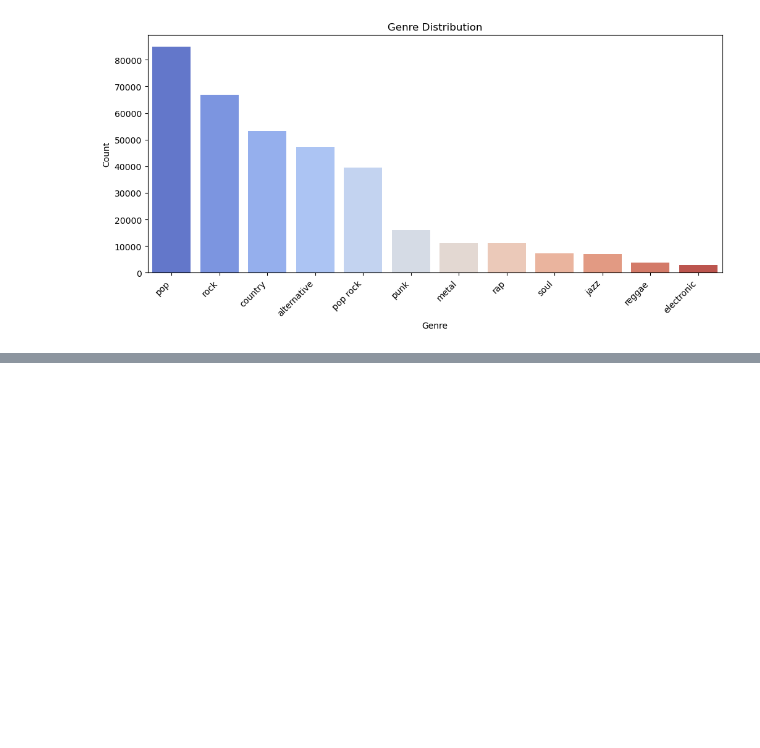
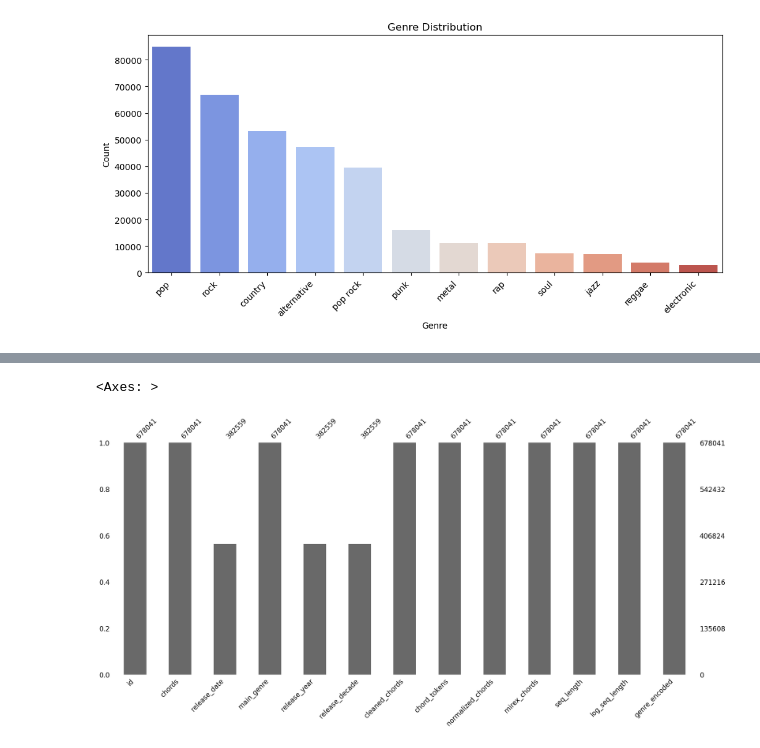
Before and after one commit to AtharvaBhalilkar/chord-gen-ai, a Jupyter notebook: notebooks/data_preprocessing.ipynb, the cells around one changed output, grey strips where cells are left out. Cells and saved outputs as stored; diff of their text form; code cells hidden in the pictures; blank space fills up the shorter version.

Commit message:
Udpdated data pre-processing.ipynb
- More data cleaning
- Encoded genres column
- Filled release_year and release_decade with it's median values for analysis and visualization purposes.

```diff
--- a/notebooks/data_preprocessing.ipynb
+++ b/notebooks/data_preprocessing.ipynb
@@ -427,0 +456,10 @@ plt.show()
+# %%
+if 'genres' in df.columns:
+    df = df.drop(columns=['genres'])
+# %%
+df['main_genre'] = df['main_genre'].fillna('Unknown')
+# %%
+genre_counts = df['main_genre'].value_counts()
+RARE_GENRE_THRESHOLD = 50
+common_genres = genre_counts[genre_counts >= RARE_GENRE_THRESHOLD].index
+df['main_genre'] = df['main_genre'].apply(lambda x: x if x in common_genres else 'Other')
@@ -427,0 +484,6 @@ plt.show()
+# %%
+le = LabelEncoder()
+df['genre_encoded'] = le.fit_transform(df['main_genre'])
+
+genre_encoding_map = dict(zip(le.classes_, le.transform(le.classes_)))
+genre_map_df = pd.DataFrame(list(genre_encoding_map.items()), columns=['Genre', 'Encoded Label'])
@@ -427,0 +499,5 @@ plt.show()
+# %%
+mno.bar(df)
+# %% [output]
+<Axes: >
+[figure, added]
```
Also changed, not shown: parts of 17 cells of this notebook.
